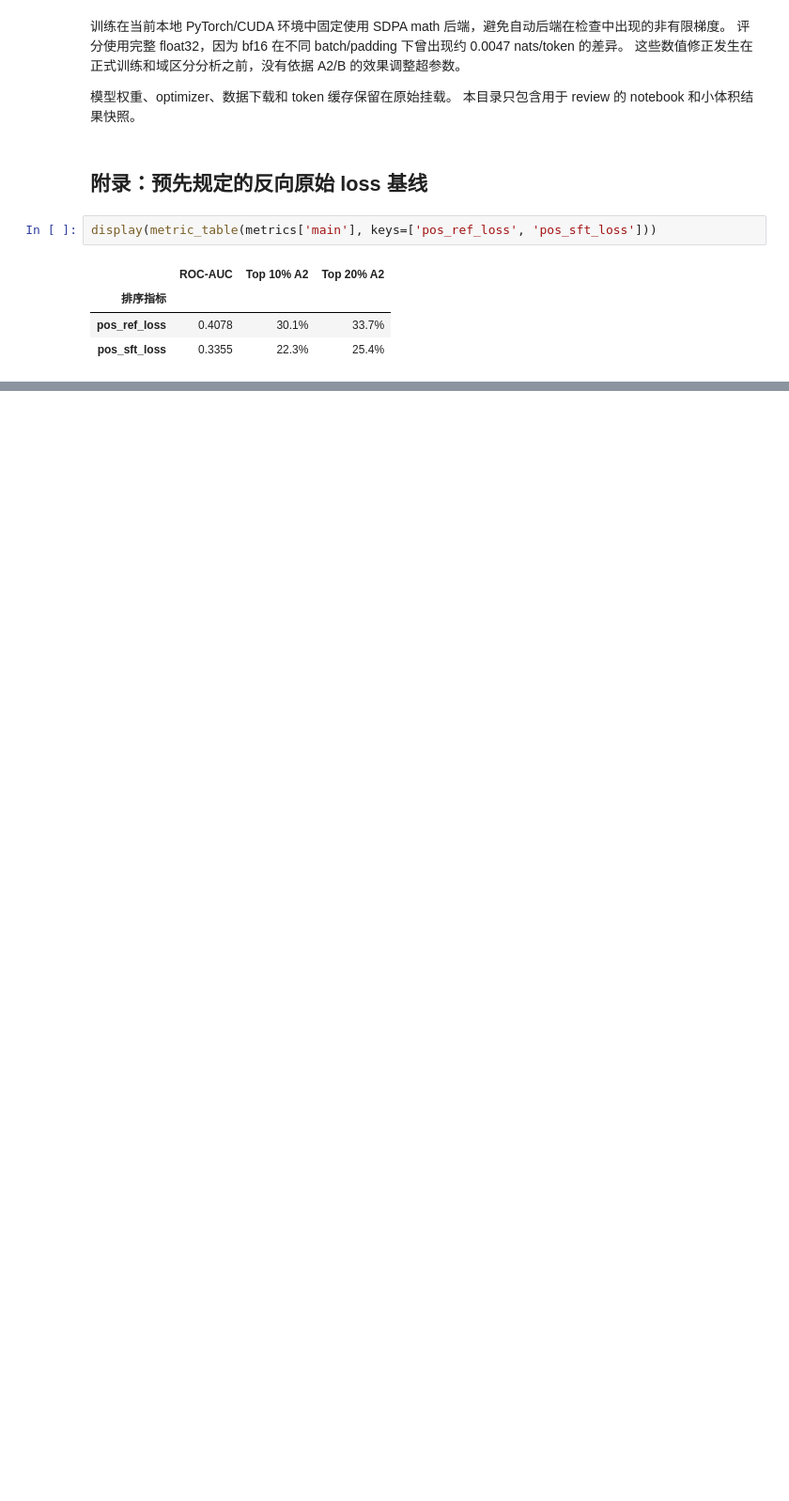
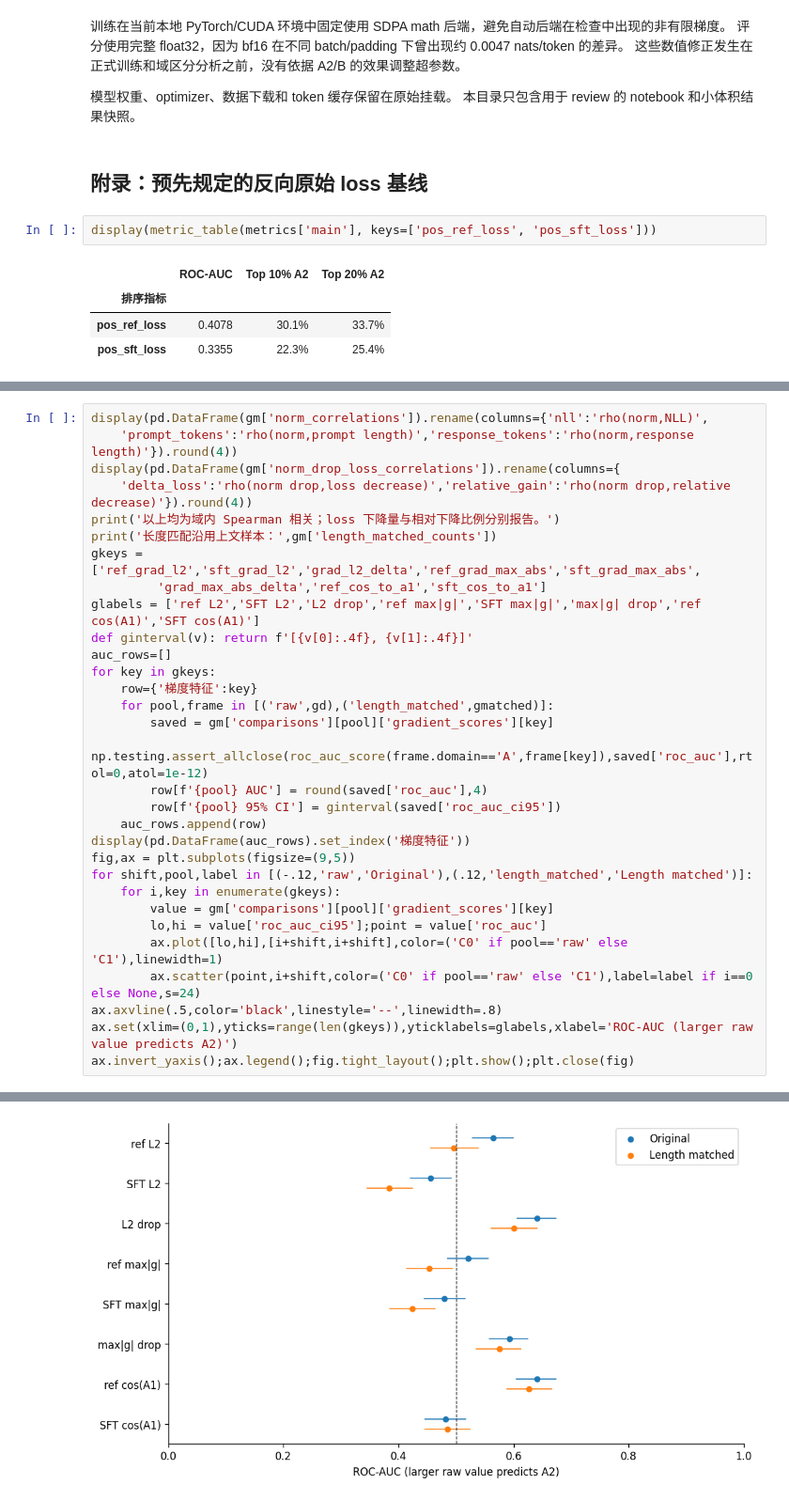
Before and after one commit to hhhjerry58/data-picking, a Jupyter notebook: experiments-analysis/2026-10-21_172347Z_math-algebra-numbertheory-qwen25-1p5b-seed42/analysis.ipynb, the cells around one changed output, grey strips where cells are left out. Shown at 94% size. Cells and saved outputs as stored; diff of their text form; blank space fills up the shorter version.

```diff
--- a/experiments-analysis/2026-10-21_172347Z_math-algebra-numbertheory-qwen25-1p5b-seed42/analysis.ipynb
+++ b/experiments-analysis/2026-10-21_172347Z_math-algebra-numbertheory-qwen25-1p5b-seed42/analysis.ipynb
@@ -460,0 +756,32 @@ display(metric_table(metrics['main'], keys=['pos_ref_loss', 'pos_sft_loss']))
+# %%
+display(pd.DataFrame(gm['norm_correlations']).rename(columns={'nll':'rho(norm,NLL)',
+    'prompt_tokens':'rho(norm,prompt length)','response_tokens':'rho(norm,response length)'}).round(4))
+display(pd.DataFrame(gm['norm_drop_loss_correlations']).rename(columns={
+    'delta_loss':'rho(norm drop,loss decrease)','relative_gain':'rho(norm drop,relative decrease)'}).round(4))
+print('以上均为域内 Spearman 相关；loss 下降量与相对下降比例分别报告。')
+print('长度匹配沿用上文样本：',gm['length_matched_counts'])
+gkeys = ['ref_grad_l2','sft_grad_l2','grad_l2_delta','ref_grad_max_abs','sft_grad_max_abs',
+         'grad_max_abs_delta','ref_cos_to_a1','sft_cos_to_a1']
+glabels = ['ref L2','SFT L2','L2 drop','ref max|g|','SFT max|g|','max|g| drop','ref cos(A1)','SFT cos(A1)']
+def ginterval(v): return f'[{v[0]:.4f}, {v[1]:.4f}]'
+auc_rows=[]
+for key in gkeys:
+    row={'梯度特征':key}
+    for pool,frame in [('raw',gd),('length_matched',gmatched)]:
+        saved = gm['comparisons'][pool]['gradient_scores'][key]
+        np.testing.assert_allclose(roc_auc_score(frame.domain=='A',frame[key]),saved['roc_auc'],rtol=0,atol=1e-12)
+        row[f'{pool} AUC'] = round(saved['roc_auc'],4)
+        row[f'{pool} 95% CI'] = ginterval(saved['roc_auc_ci95'])
+    auc_rows.append(row)
+display(pd.DataFrame(auc_rows).set_index('梯度特征'))
+fig,ax = plt.subplots(figsize=(9,5))
+for shift,pool,label in [(-.12,'raw','Original'),(.12,'length_matched','Length matched')]:
+    for i,key in enumerate(gkeys):
+        value = gm['comparisons'][pool]['gradient_scores'][key]
+        lo,hi = value['roc_auc_ci95'];point = value['roc_auc']
+        ax.plot([lo,hi],[i+shift,i+shift],color=('C0' if pool=='raw' else 'C1'),linewidth=1)
+        ax.scatter(point,i+shift,color=('C0' if pool=='raw' else 'C1'),label=label if i==0 else None,s=24)
+ax.axvline(.5,color='black',linestyle='--',linewidth=.8)
+ax.set(xlim=(0,1),yticks=range(len(gkeys)),yticklabels=glabels,xlabel='ROC-AUC (larger raw value predicts A2)')
+ax.invert_yaxis();ax.legend();fig.tight_layout();plt.show();plt.close(fig)
+# %% [output]
@@ -460,0 +808 @@ display(metric_table(metrics['main'], keys=['pos_ref_loss', 'pos_sft_loss']))
+[figure, added]
```
Also changed, not shown: parts of 18 cells of this notebook, 29 other files.
